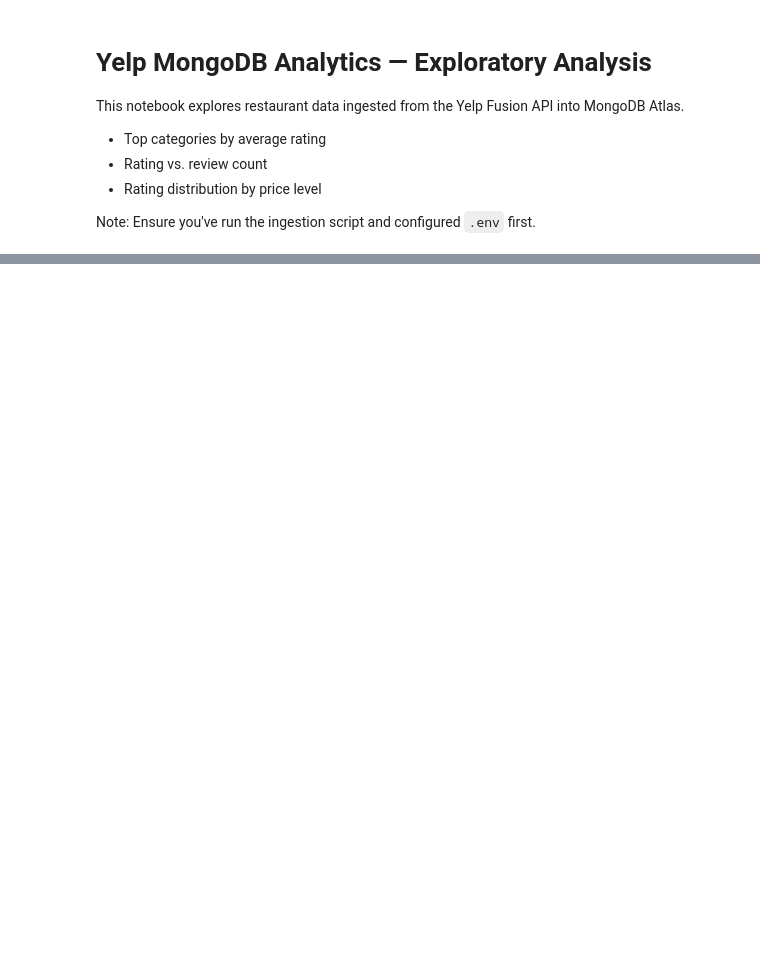
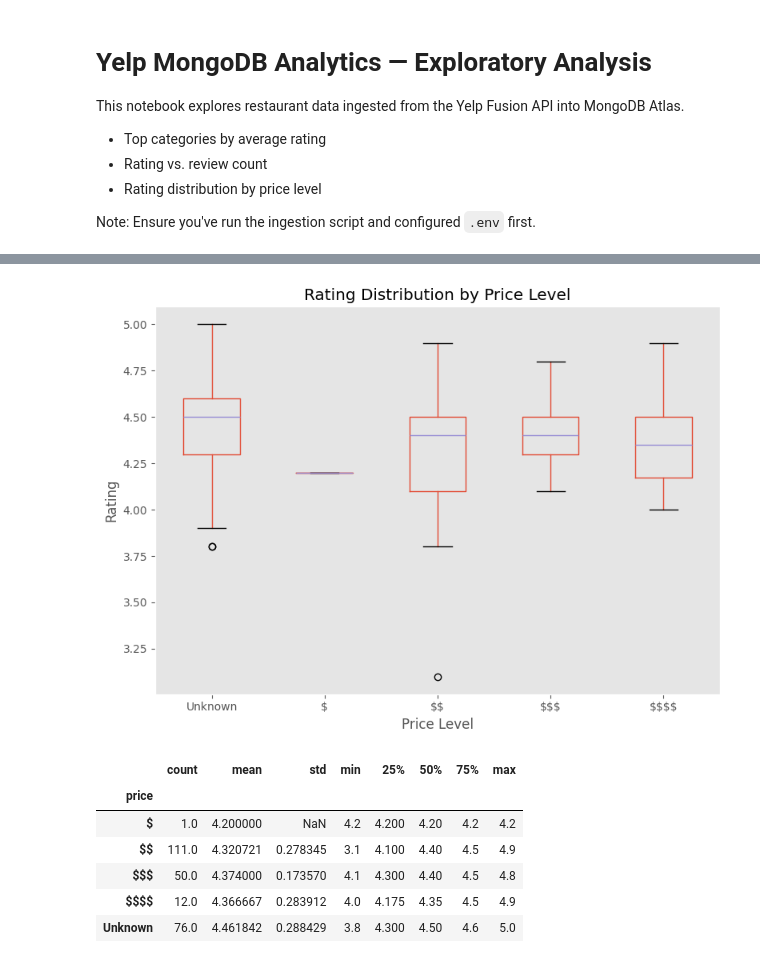
Before and after one commit to andres-troiano/yelp-mongodb-analytics, a Jupyter notebook: notebooks/analysis.ipynb, the cells around one changed output, grey strips where cells are left out. Drawn from its saved outputs; the diff is of its cells as text; code cells hidden in the pictures; blank space fills up the shorter version.

```diff
--- a/notebooks/analysis.ipynb
+++ b/notebooks/analysis.ipynb
@@ -71,21 +90,31 @@ df_pairs.describe()
 # %%
 # Rating distribution by price level
 results = ratings_by_price_level(collection)
 df_price = pd.DataFrame(results)
 
 # Normalize price labels
 price_order = ['$', '$$', '$$$', '$$$$', 'Unknown']
 df_price['price'] = pd.Categorical(df_price['price'], categories=price_order, ordered=True)
+df_price['price_display'] = df_price['price'].astype(str).str.replace('$', r'\$', regex=False)
 
-ax = df_price.boxplot(column='rating', by='price', grid=False, figsize=(8, 6))
+ax = df_price.boxplot(column='rating', by='price_display', grid=False, figsize=(8, 6))
 plt.suptitle('')
 plt.title('Rating Distribution by Price Level')
 plt.xlabel('Price Level')
 plt.ylabel('Rating')
 plt.tight_layout()
 plt.show()
 
 df_price.groupby('price').rating.describe()
+# %% [output]
+[figure, added]
+|  | count | mean | std | min | 25% | 50% | 75% | max |
+| price |  |  |  |  |  |  |  |  |
+| $ | 1.0 | 4.200000 | NaN | 4.2 | 4.200 | 4.20 | 4.2 | 4.2 |
+| $$ | 111.0 | 4.320721 | 0.278345 | 3.1 | 4.100 | 4.40 | 4.5 | 4.9 |
+| $$$ | 50.0 | 4.374000 | 0.173570 | 4.1 | 4.300 | 4.40 | 4.5 | 4.8 |
+| $$$$ | 12.0 | 4.366667 | 0.283912 | 4.0 | 4.175 | 4.35 | 4.5 | 4.9 |
+| Unknown | 76.0 | 4.461842 | 0.288429 | 3.8 | 4.300 | 4.50 | 4.6 | 5.0 |
 # %%
 # Correlation between review count and rating
 from scipy.stats import pearsonr
```
Also changed, not shown: parts of 3 cells of this notebook.
